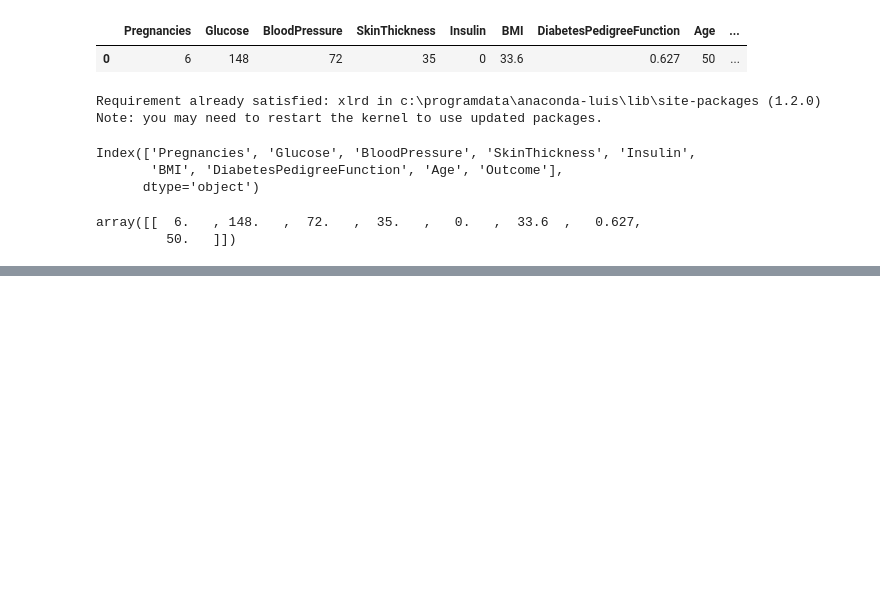
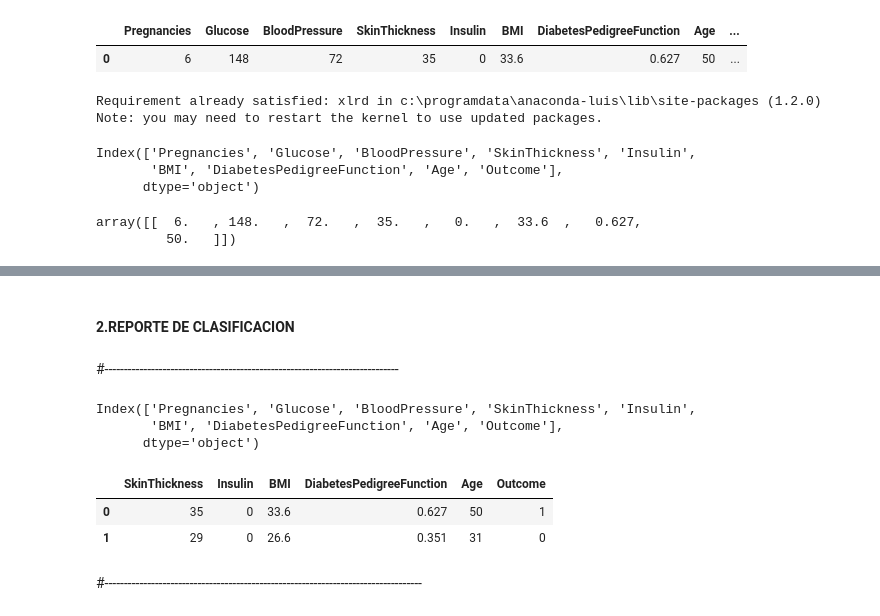
Before and after one commit to cristian-riosh/ML_Libro_de_Ligdi_Gonzalez, a Jupyter notebook: ML_1.ipynb, the cells around one changed output, grey strips where cells are left out. Cells and saved outputs as stored; diff of their text form; code cells hidden in the pictures; blank space fills up the shorter version.

```diff
--- a/ML_1.ipynb
+++ b/ML_1.ipynb
@@ -582,0 +827,2 @@ array([[  6.   , 148.   ,  72.   ,  35.   ,   0.   ,  33.6  ,   0.627,
+# %% [markdown]
+####  2.REPORTE DE CLASIFICACION
@@ -582,0 +835,19 @@ array([[  6.   , 148.   ,  72.   ,  35.   ,   0.   ,  33.6  ,   0.627,
+# %%
+ruta=('G:/Mi unidad/CURSOS-ESPECIALIZACION/ML_Python-DMC/avance/data/diabetes.csv')
+data=pd.read_csv(ruta)
+# %% [markdown]
+#----------------------------------------------------------------------------
+# %%
+data.columns
+# %% [output]
+Index(['Pregnancies', 'Glucose', 'BloodPressure', 'SkinThickness', 'Insulin',
+       'BMI', 'DiabetesPedigreeFunction', 'Age', 'Outcome'],
+      dtype='object')
+# %%
+columnas=['SkinThickness', 'Insulin','BMI', 'DiabetesPedigreeFunction', 'Age', 'Outcome']
+data1=data[columnas]
+data1.head(2)
+# %% [output]
+|  | SkinThickness | Insulin | BMI | DiabetesPedigreeFunction | Age | Outcome |
+| 0 | 35 | 0 | 33.6 | 0.627 | 50 | 1 |
+| 1 | 29 | 0 | 26.6 | 0.351 | 31 | 0 |
@@ -582,0 +856,2 @@ array([[  6.   , 148.   ,  72.   ,  35.   ,   0.   ,  33.6  ,   0.627,
+# %% [markdown]
+#----------------------------------------------------------------------------------
```
Also changed, not shown: parts of 71 cells of this notebook.
